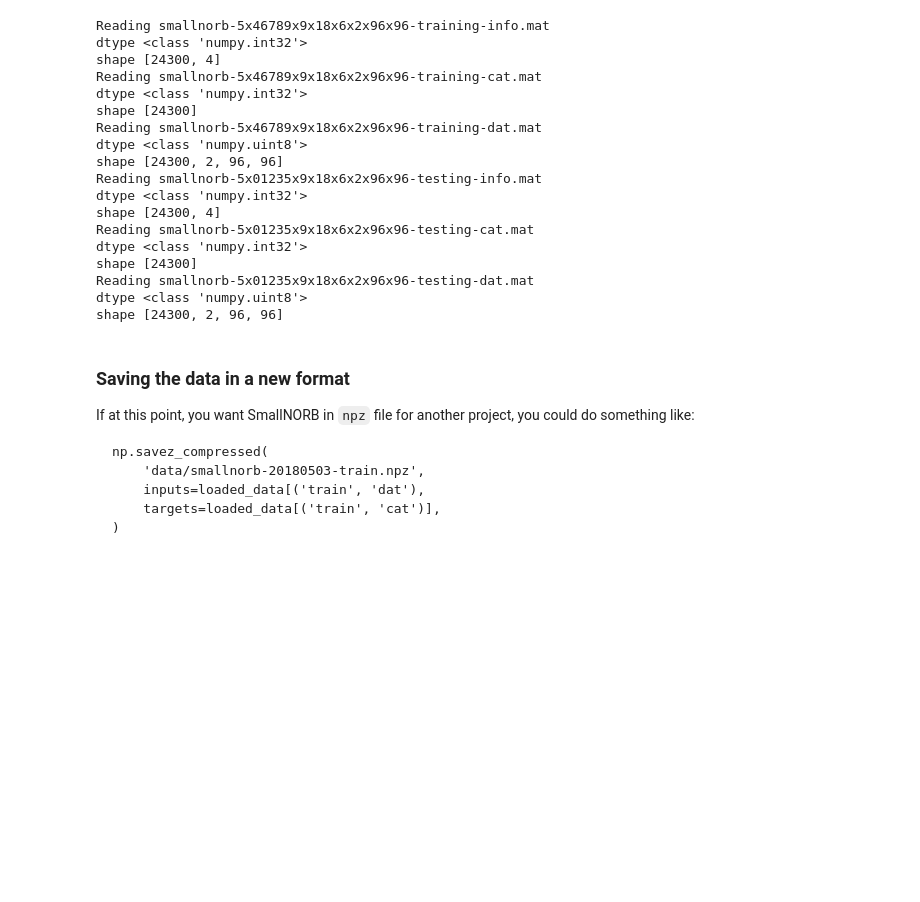
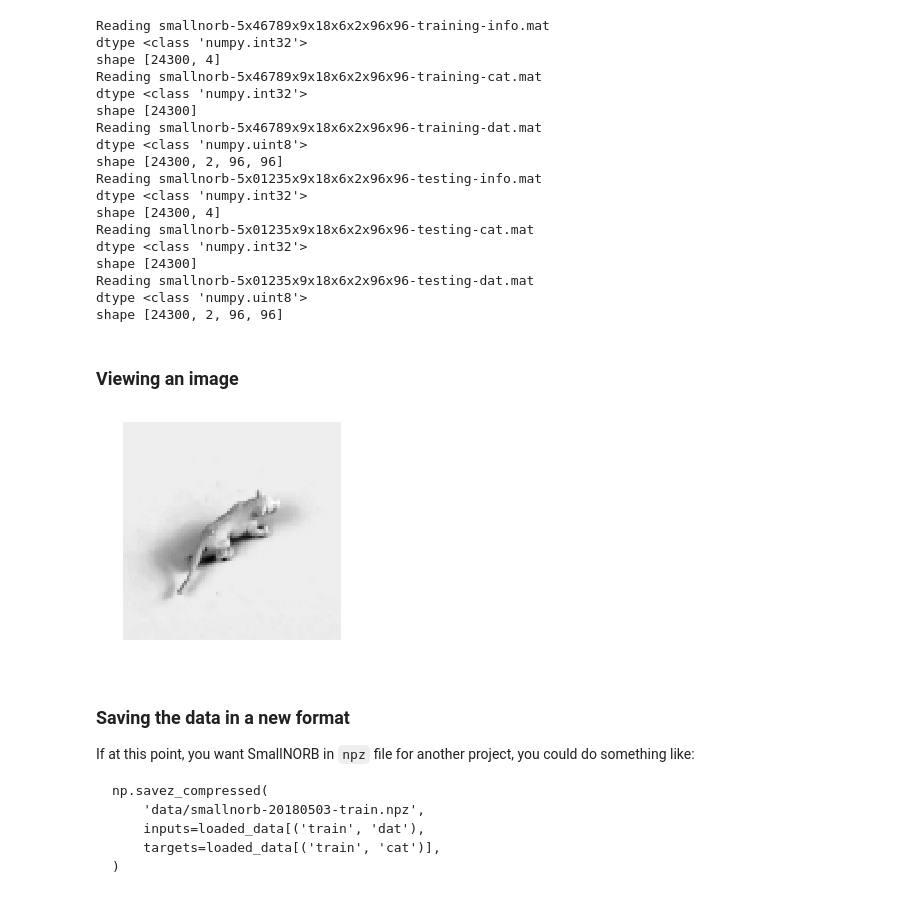
Before and after one commit to jessstringham/notebooks, a Jupyter notebook: 2018-05-03-SmallNORB.ipynb, the cells around one changed output. Drawn from its saved outputs; the diff is of its cells as text; code cells hidden in the pictures; blank space fills up the shorter version.

Commit message:
add image example to SmallNORB

```diff
--- a/2018-05-03-SmallNORB.ipynb
+++ b/2018-05-03-SmallNORB.ipynb
@@ -154,6 +154,14 @@ shape [24300]
 Reading smallnorb-5x01235x9x18x6x2x96x96-testing-dat.mat
 dtype <class 'numpy.uint8'>
 shape [24300, 2, 96, 96]
+# %% [markdown]
+### Viewing an image
+# %%
+plt.imshow(loaded_data[('train', 'dat')][0, 0], cmap='gray')
+plt.axis('off')
+plt.show()
+# %% [output]
+[figure, added]
 # %% [markdown]
 ### Saving the data in a new format
 
```
Also changed, not shown: parts of 1 cell of this notebook.
